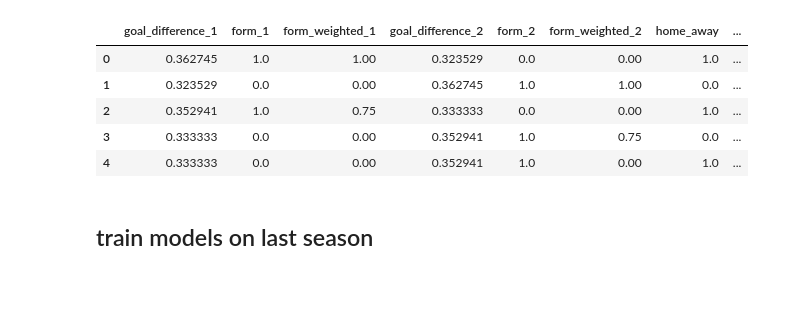
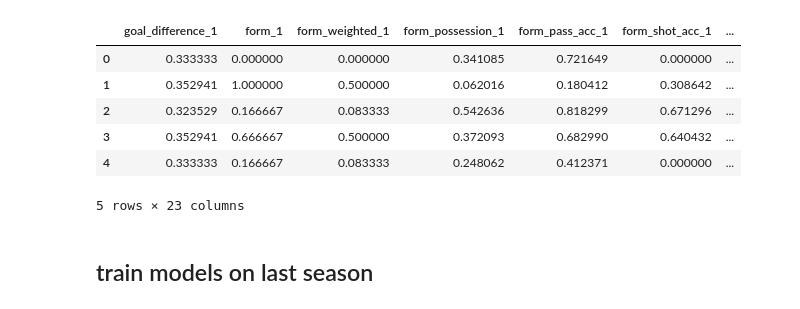
Before and after one commit to krflorian/soccer_odds, a Jupyter notebook: simulate_season.ipynb, the cells around one changed output. Cells and saved outputs as stored; diff of their text form; code cells hidden in the pictures.

```diff
--- a/simulate_season.ipynb
+++ b/simulate_season.ipynb
@@ -12,26 +12,34 @@ from sklearn.linear_model import LogisticRegression
 from sklearn.neighbors import KNeighborsClassifier
 from sklearn.ensemble import RandomForestClassifier
 from sklearn.neural_network import MLPClassifier
+# %%
+features = ['goal_difference_1', 'form_1', 'form_weighted_1',
+           'form_possession_1', 'form_pass_acc_1', 'form_shot_acc_1',
+           'form_duels_1', 'form_offense_1', 'goal_difference_2', 'form_2',
+           'form_weighted_2', 'form_possession_2', 'form_pass_acc_2',
+           'form_shot_acc_2', 'form_duels_2', 'form_offense_2', 'home_away',
+            'team_1_B', 'team_1_C', 'team_1_D', 'team_2_B', 'team_2_C', 'team_2_D']
 # %%
-data_ready = pd.read_csv('data\\bundesliga_2017_ready.csv', index_col=0)
+data_training = pd.read_csv('data/bundesliga_2017_ready.csv', index_col=0)
 
-X_train = data_ready.drop(['target', 'round'], axis= 1)
-y_train = data_ready['target']
+X_train = data_training[features]
+y_train = data_training['target']
 features = list(X_train.columns)
 
 # Normalization
 scaler = MinMaxScaler()
 X_train = scaler.fit_transform(X_train)
 X_train = pd.DataFrame(X_train)
 X_train.columns = features
 X_train.head()
 # %% [output]
-|  | goal_difference_1 | form_1 | form_weighted_1 | goal_difference_2 | form_2 | form_weighted_2 | home_away | ... |
-| 0 | 0.362745 | 1.0 | 1.00 | 0.323529 | 0.0 | 0.00 | 1.0 | ... |
-| 1 | 0.323529 | 0.0 | 0.00 | 0.362745 | 1.0 | 1.00 | 0.0 | ... |
-| 2 | 0.352941 | 1.0 | 0.75 | 0.333333 | 0.0 | 0.00 | 1.0 | ... |
-| 3 | 0.333333 | 0.0 | 0.00 | 0.352941 | 1.0 | 0.75 | 0.0 | ... |
-| 4 | 0.333333 | 0.0 | 0.00 | 0.352941 | 1.0 | 0.00 | 1.0 | ... |
+|  | goal_difference_1 | form_1 | form_weighted_1 | form_possession_1 | form_pass_acc_1 | form_shot_acc_1 | ... |
+| 0 | 0.333333 | 0.000000 | 0.000000 | 0.341085 | 0.721649 | 0.000000 | ... |
+| 1 | 0.352941 | 1.000000 | 0.500000 | 0.062016 | 0.180412 | 0.308642 | ... |
+| 2 | 0.323529 | 0.166667 | 0.083333 | 0.542636 | 0.818299 | 0.671296 | ... |
+| 3 | 0.352941 | 0.666667 | 0.500000 | 0.372093 | 0.682990 | 0.640432 | ... |
+| 4 | 0.333333 | 0.166667 | 0.083333 | 0.248062 | 0.412371 | 0.000000 | ... |
+5 rows × 23 columns
 # %% [markdown]
 ## train models on last season
 # %%
```
Also changed, not shown: parts of 12 cells of this notebook, 9 other files.
